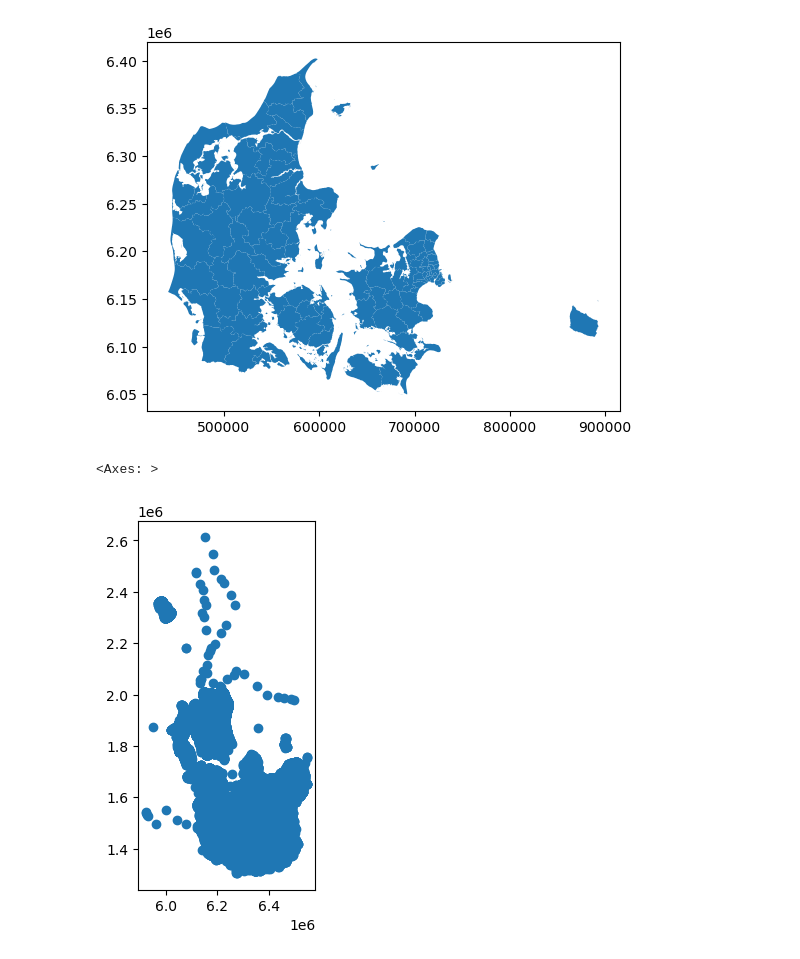
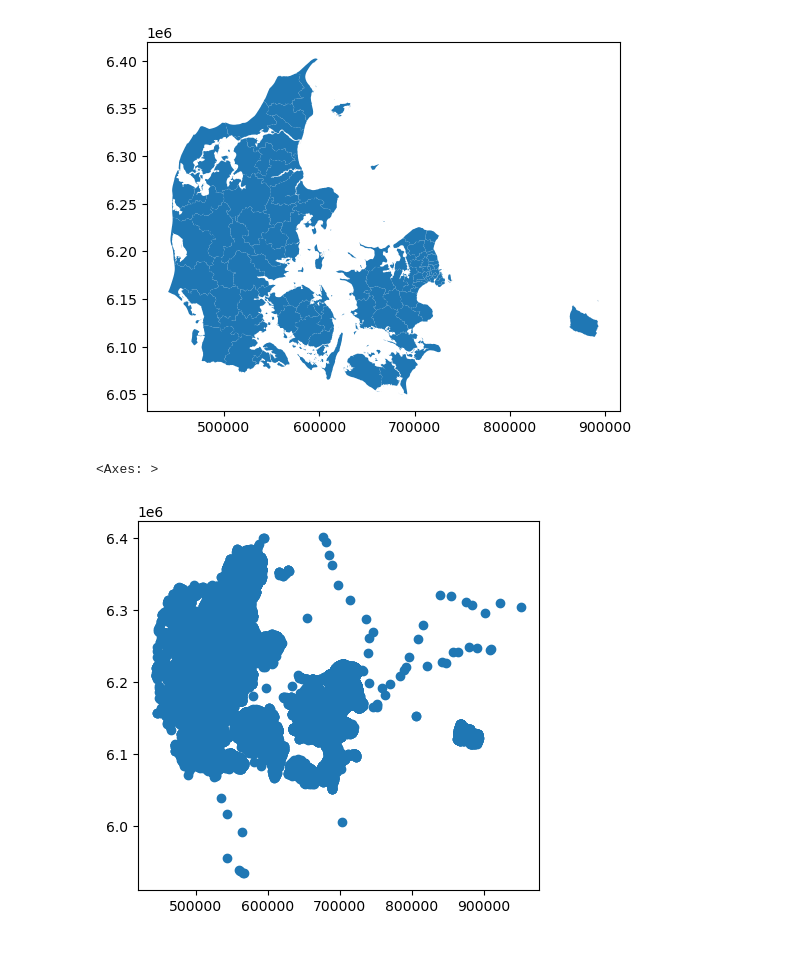
Before and after one commit to johanlaursen/imput, a Jupyter notebook: shapelystuff.ipynb, the cells around one changed output. Saved outputs shown, nothing was run; the diff lists cells and outputs as text; code cells hidden in the pictures.

```diff
--- a/shapelystuff.ipynb
+++ b/shapelystuff.ipynb
@@ -131,7 +131,7 @@ regions_df.plot()
 <Axes: >
 [figure]
 # %%
-nodes_df.plot()
+nodes_with_regions.plot()
 # %% [output]
 <Axes: >
-[figure, old version]
+[figure, new version]
```
Also changed, not shown: parts of 1 cell of this notebook.
